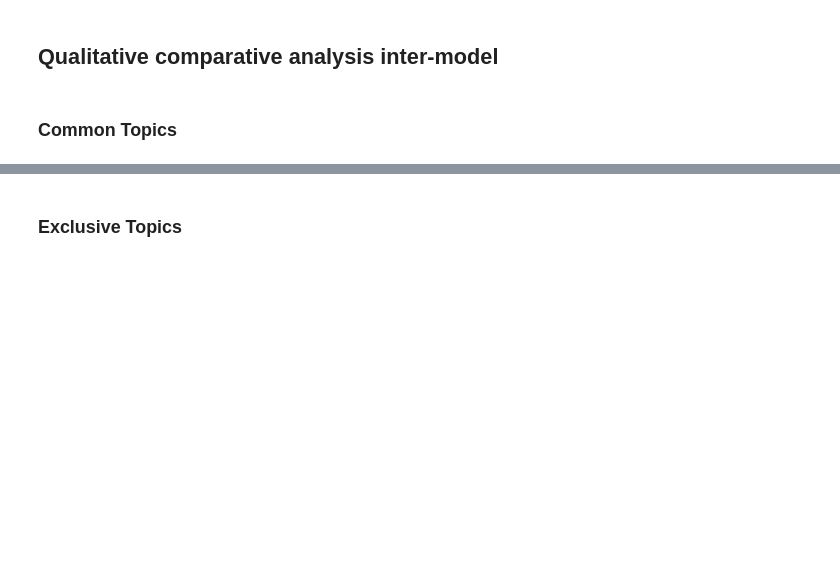
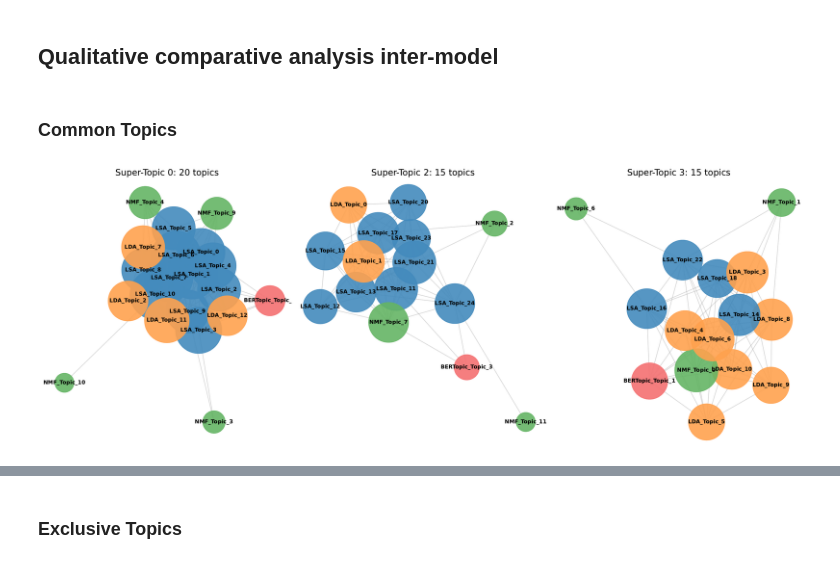
Before and after one commit to PaulaManoella/student_perceptions_analysis_BRACIS, a Jupyter notebook: notebook/output_analysis.ipynb, the cells around one changed output, grey strips where cells are left out. Cells and saved outputs as stored; diff of their text form; code cells hidden in the pictures; blank space fills up the shorter version.

```diff
--- a/notebook/output_analysis.ipynb
+++ b/notebook/output_analysis.ipynb
@@ -162,3 +190,7 @@ bertopic_table
 ## Qualitative comparative analysis inter-model
 # %% [markdown]
 ### Common Topics
+# %%
+display(Image(filename='../output/figure/super_topics.png'))
+# %% [output]
+[figure, added]
```
Also changed, not shown: parts of 22 cells of this notebook, 17 other files.
